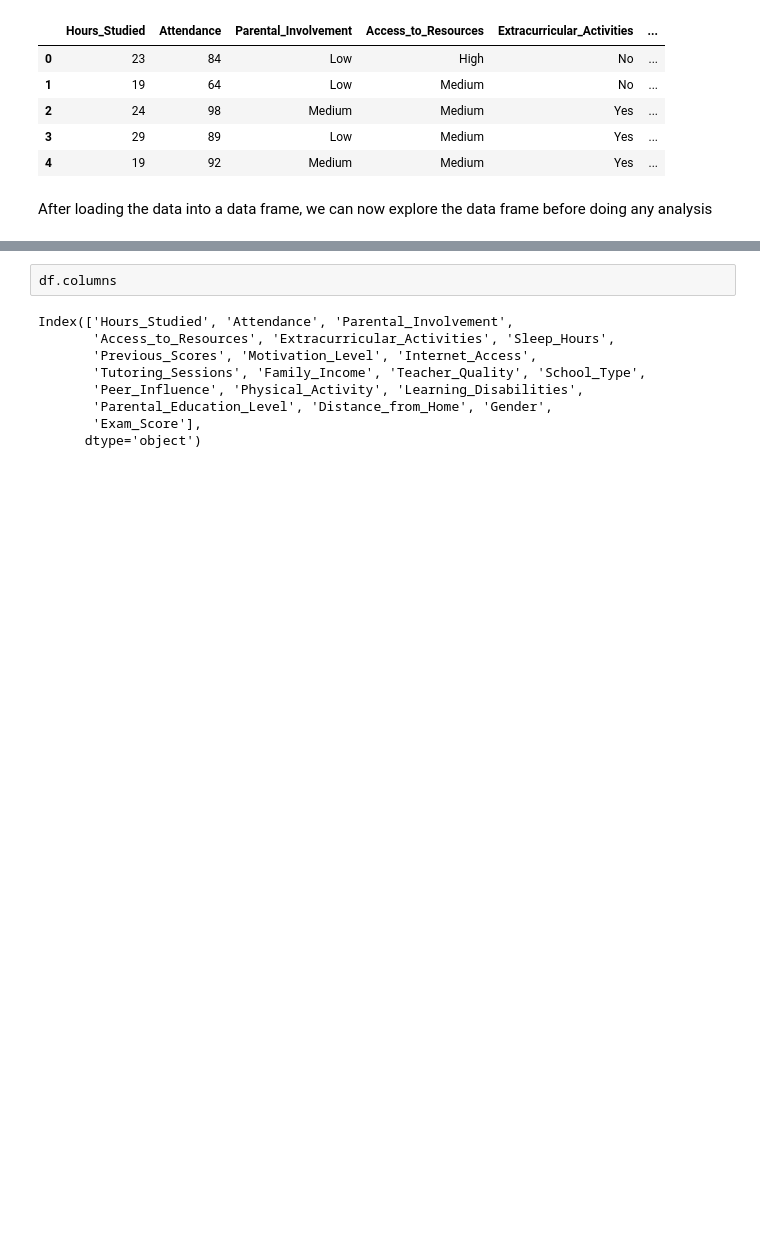
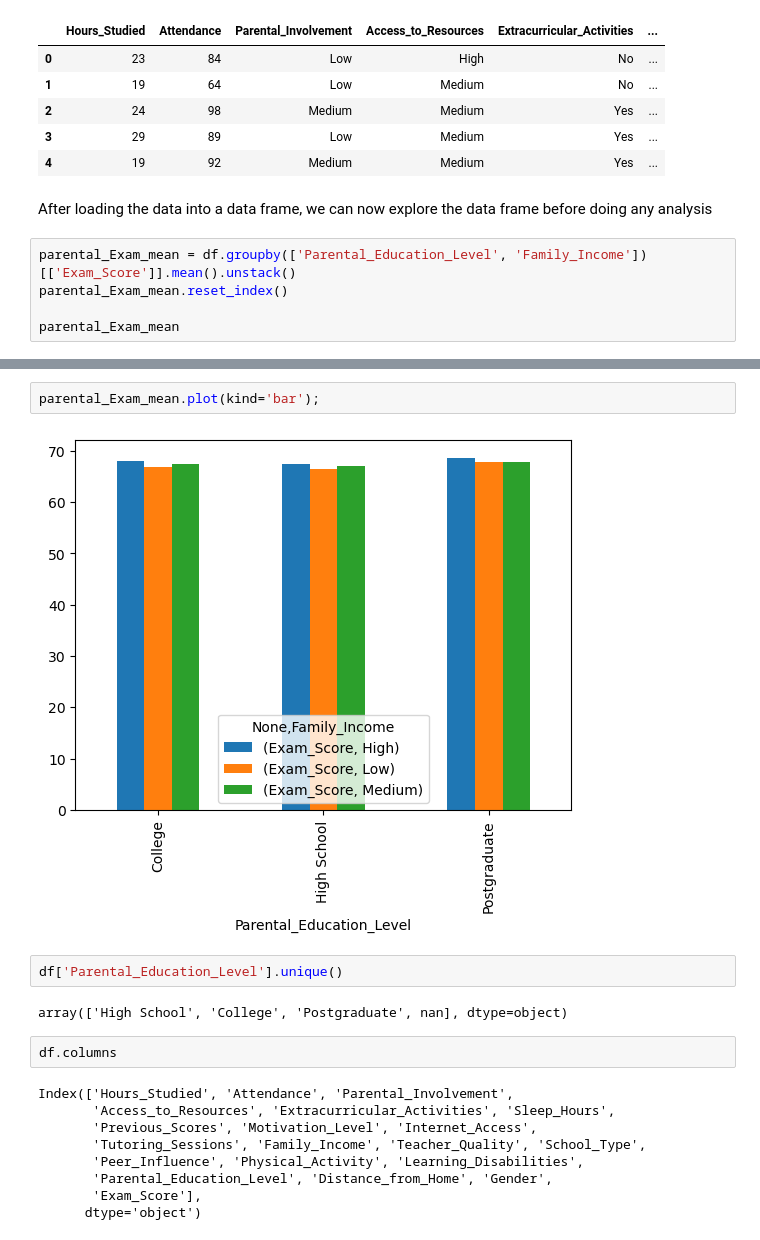
Before and after one commit to geff-ghost/studentPerformance, a Jupyter notebook: studentPerformance.ipynb, the cells around one changed output, grey strips where cells are left out. Saved outputs shown, nothing was run; the diff lists cells and outputs as text; blank space fills up the shorter version.

```diff
--- a/studentPerformance.ipynb
+++ b/studentPerformance.ipynb
@@ -20,3 +20,8 @@ df.head()
 | 4 | 19 | 92 | Medium | Medium | Yes | ... |
 # %% [markdown]
 After loading the data into a data frame, we can now explore the data frame before doing any analysis
+# %%
+parental_Exam_mean = df.groupby(['Parental_Education_Level', 'Family_Income'])[['Exam_Score']].mean().unstack()
+parental_Exam_mean.reset_index()
+
+parental_Exam_mean
@@ -23,3 +35,11 @@ After loading the data into a data frame, we can now explore the data frame befo
+# %%
+parental_Exam_mean.plot(kind='bar');
+# %% [output]
+[figure, added]
+# %%
+df['Parental_Education_Level'].unique()
+# %% [output]
+array(['High School', 'College', 'Postgraduate', nan], dtype=object)
 # %%
 df.columns
 # %% [output]
```
Also changed, not shown: parts of 43 cells of this notebook.
